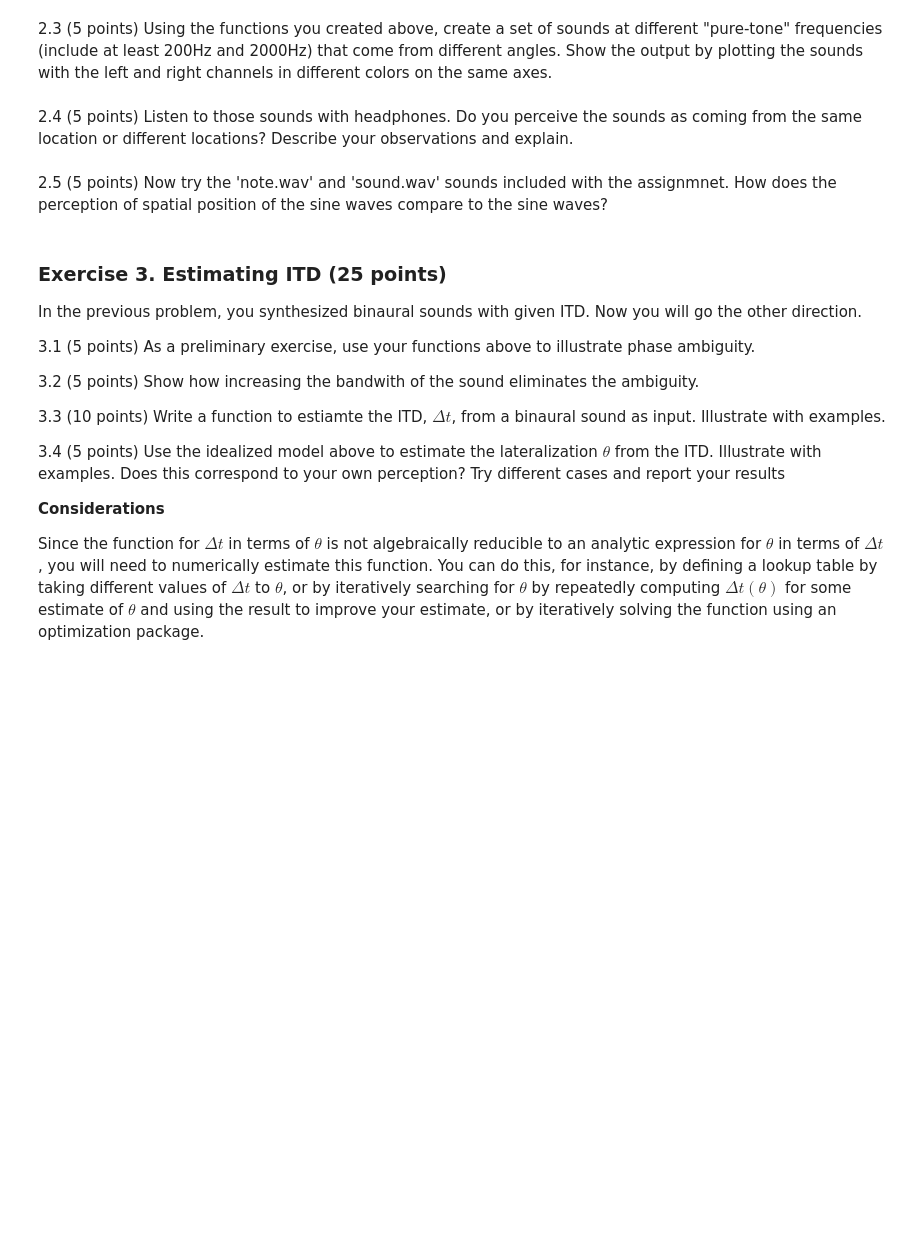
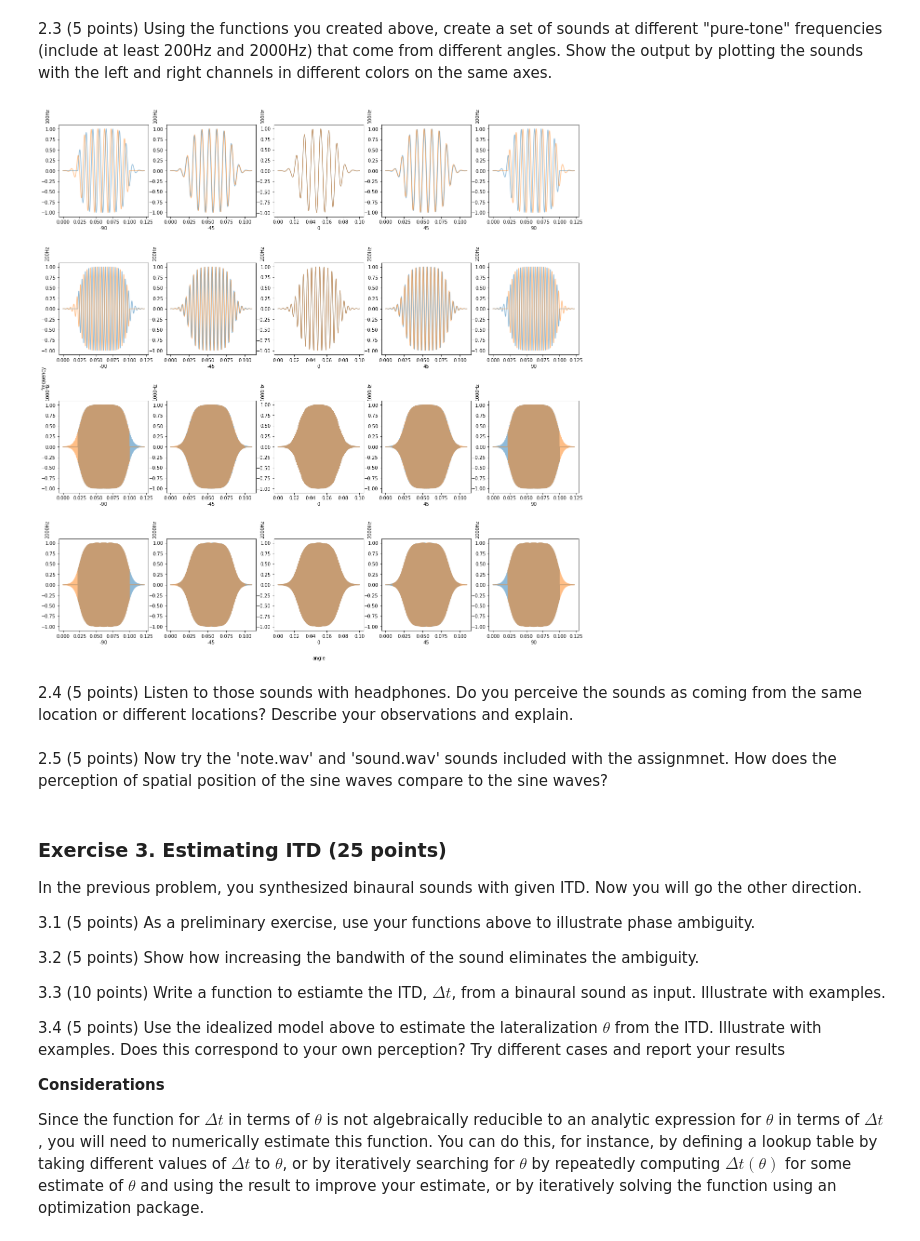
Before and after one commit to brennanmcfarland/computational-perception-class, a Jupyter notebook: CP-A3-bfm21.ipynb, the cells around one changed output. Cells and saved outputs as stored; diff of their text form; code cells hidden in the pictures; blank space fills up the shorter version.

```diff
--- a/CP-A3-bfm21.ipynb
+++ b/CP-A3-bfm21.ipynb
@@ -201,5 +211,51 @@ for sound_wave in (sine_sound_wave, real_sound_wave):
 # %% [markdown]
 2.3 (5 points)  Using the functions you created above, create a set of sounds at different "pure-tone" frequencies (include at least 200Hz and 2000Hz) that come from different angles.  Show the output by plotting the sounds with the left and right channels in different colors on the same axes.
+# %%
+frequencies = (100, 200, 1000, 2000)
+angles = (-90, -45, 0, 45, 90)
+srate = 44100
+
+fig = plt.figure(figsize=(20, 20))
+
+# add an empty subplot for global axis labels
+ax = fig.add_subplot(1, 1, 1)
+ax.xaxis.set_label_coords(.5, -.05)
+ax.spines['top'].set_color('none')
+ax.spines['bottom'].set_color('none')
+ax.spines['left'].set_color('none')
+ax.spines['right'].set_color('none')
+ax.tick_params(labelcolor='w', top='off', bottom='off', left='off', right='off')
+subplot_x, subplot_y = len(frequencies), len(angles)
+
+plt.subplots_adjust(wspace=.2, hspace=.5)
+
+tones = []
+
+i = 0
+for frequency in frequencies:
+    for angle in angles:
+        i += 1
+        subax = fig.add_subplot(subplot_x, subplot_y, i)
+        #subax.tick_params(labelcolor='w', top='off', bottom='off', left='off', right='off')
+        subax.yaxis.set_label_coords(-0.1,1.1)
+        subax.xaxis.set_label_coords(.5, -0.1)
+
+        domain, codomain = sine_wave(freq=frequency, secs=.1, srate=srate, return_domain=True)
+
+        stereo_sound, channel_1, channel_2 = stereo_and_ramp(codomain, angle, srate, .05)
+
+        # plot the sounds with the left and right channels in different colors on the same axes
+        sound_len = len(channel_1)
+        plot_wave(np.linspace(0, sound_len / srate, sound_len), channel_1, xlabel='', ylabel='', alpha=.5, show=False)
+        plot_wave(np.linspace(0, sound_len / srate, sound_len), channel_2, xlabel=str(angle), ylabel=str(frequency) + 'Hz', alpha=.5, show=False)
+
+        tones.append(stereo_sound)
+
+ax.set_xlabel('angle')
+ax.set_ylabel('frequency')
+plt.show()
+# %% [output]
+[figure, added]
 # %% [markdown]
 2.4 (5 points) Listen to those sounds with headphones.  Do you
 perceive the sounds as coming from the same location or different
```
Also changed, not shown: parts of 9 cells of this notebook.
